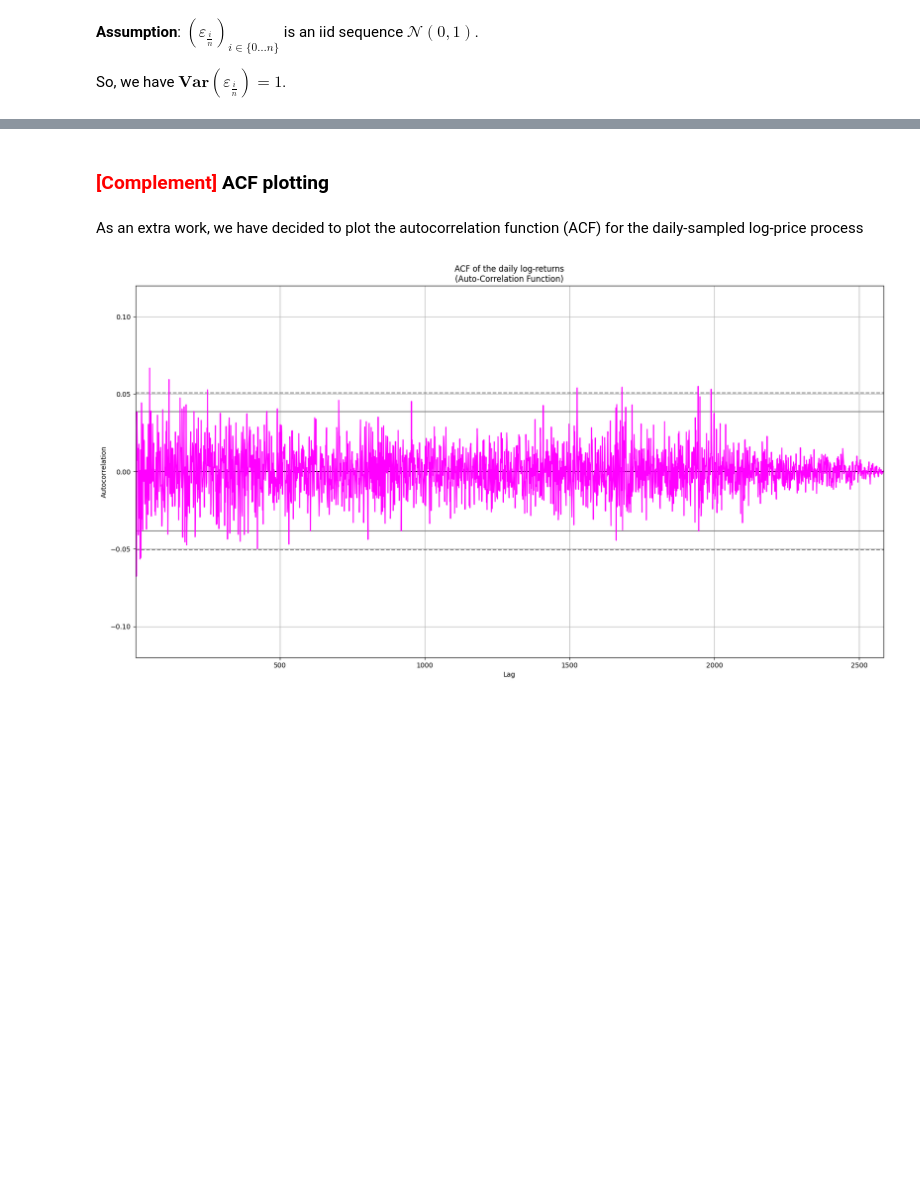
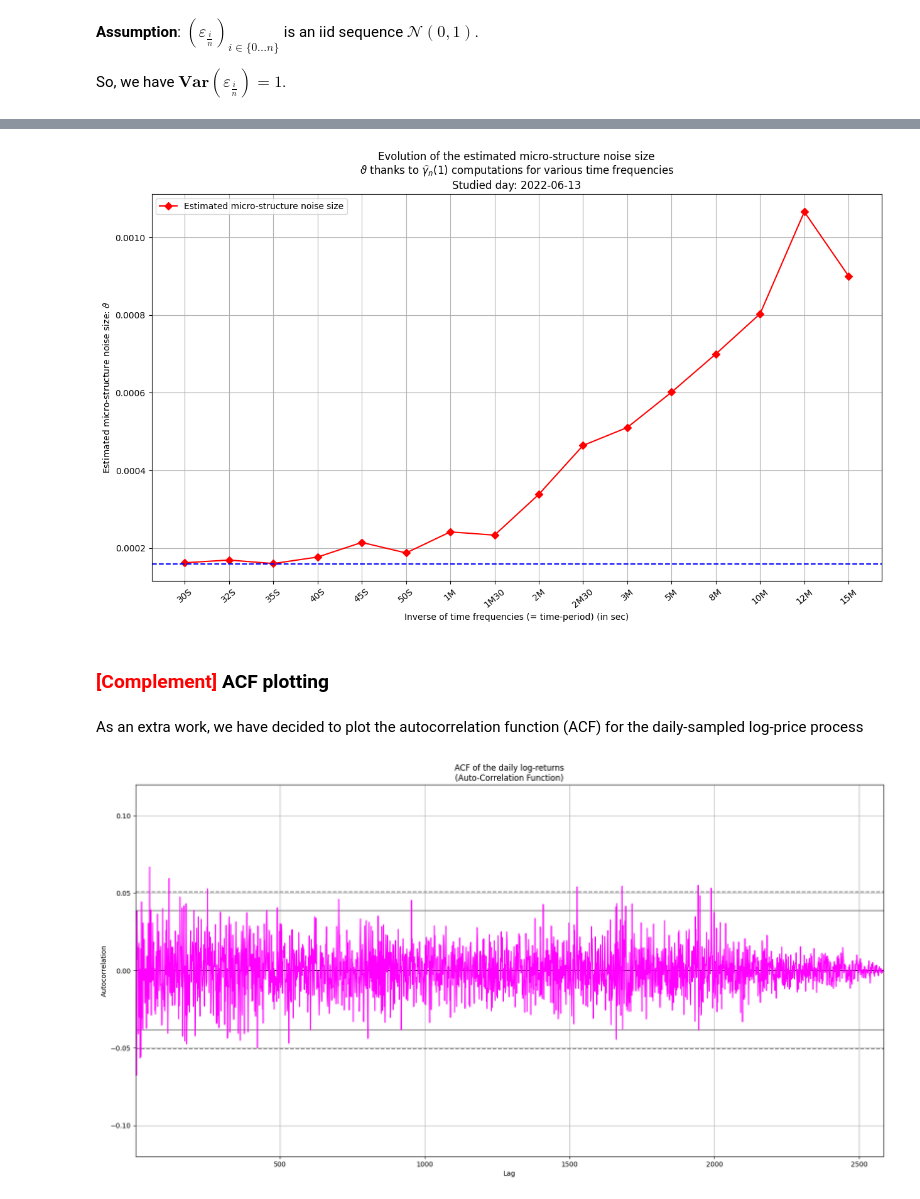
Before and after one commit to lcsrodriguez/HFT-IntradayVol-Estimation, a Jupyter notebook: main.ipynb, the cells around one changed output, grey strips where cells are left out. Cells and saved outputs as stored; diff of their text form; code cells hidden in the pictures; blank space fills up the shorter version.

```diff
--- a/main.ipynb
+++ b/main.ipynb
@@ -586,0 +602,20 @@ _ = plt.plot(LAGS, AC, marker="+", color="b")
+# %%
+# Hash table (dictionnary) for results
+NOISE_SIZES = {freq: 0.0 for freq in OBSERVATION_FREQS}
+
+# Fixed day
+FIXED_DAY = "2022-06-13"
+
+# Computing the realized volatilities
+for freq in OBSERVATION_FREQS:
+    print(f"Considered frequency: {freq}")
+
+    # Collecting the log-price process
+    log_price = get_daily_price_process(day=FIXED_DAY, process_type="log")
+
+    log_price = log_price.resample(freq).mean()
+    log_returns = log_price.diff()
+    log_returns.fillna(0, inplace=True) #.dropna(inplace=True)
+    log_returns = log_returns["Price"]
+    MICROSTRUCTURE_NOISE_SIZE = np.sqrt(abs(autocovariance(data=log_returns, lag=1)))
+    NOISE_SIZES[freq] = MICROSTRUCTURE_NOISE_SIZE
@@ -587,3 +658,16 @@ _ = plt.plot(LAGS, AC, marker="+", color="b")
+# %%
+NOISE_SIZES2 = pd.Series(NOISE_SIZES)
+plt.figure(figsize=(15, 8))
+NOISE_SIZES2.plot(rot=40, marker='D', color="red", label="Estimated micro-structure noise size")
+_ = plt.xticks(list(range(len(OBSERVATION_FREQS))), REAL_NAMES)
+_ = plt.title(f"Evolution of the estimated micro-structure noise size\n" + r"$\vartheta$ thanks to $\widehat{\gamma}_n(1)$ computations for various time frequencies" + f"\nStudied day: {FIXED_DAY}")
+_ = plt.xlabel("Inverse of time frequencies (= time-period) (in sec)")
+_ = plt.ylabel(r"Estimated micro-structure noise size: $\vartheta$")
+_ = plt.legend()
+_ = plt.axhline(y = 1.6e-4, color="b", label="Asymptotic convergence", ls="--")
+plt.grid()
+# %% [output]
+[figure, added]
 # %% [markdown]
 ### <span style="color:red">[Complement]</span> ACF plotting
 # %% [markdown]
```
Also changed, not shown: parts of 9 cells of this notebook.
